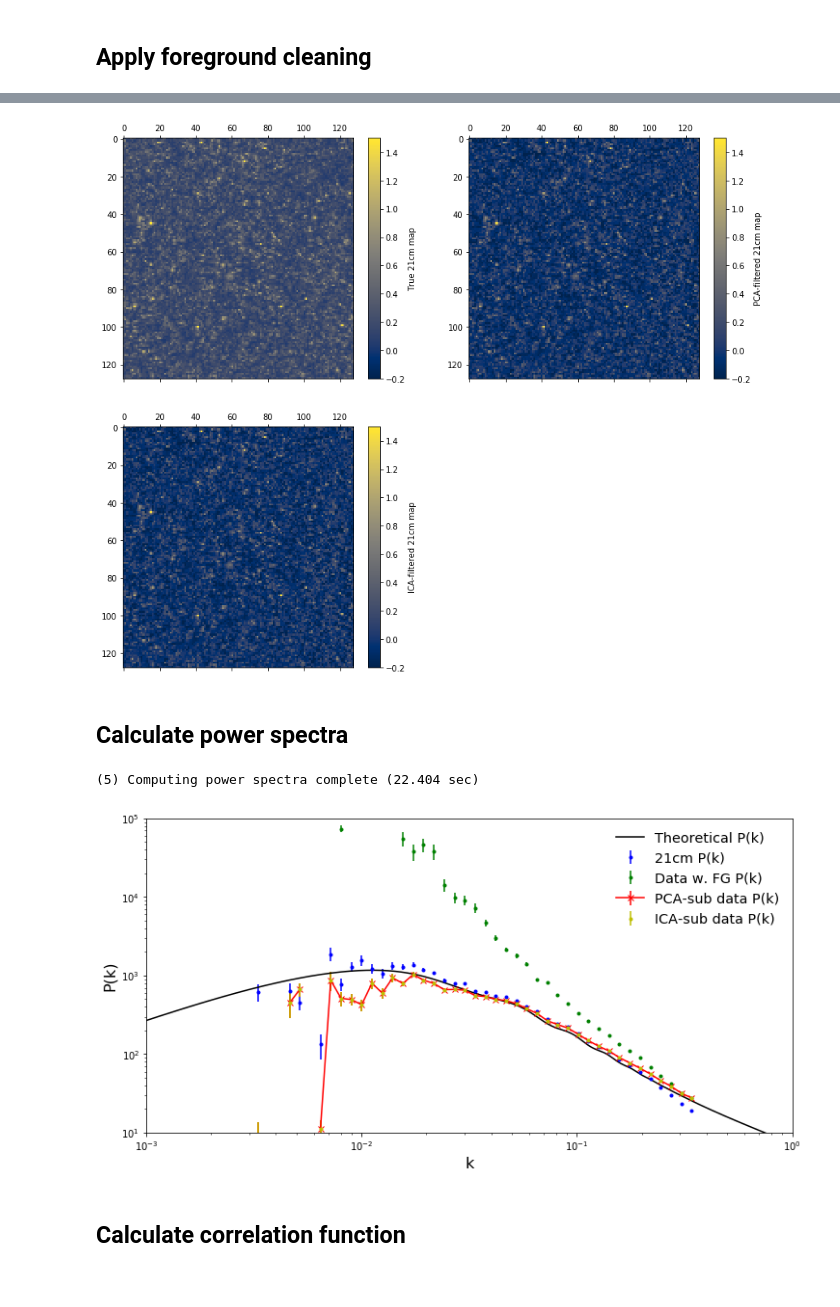
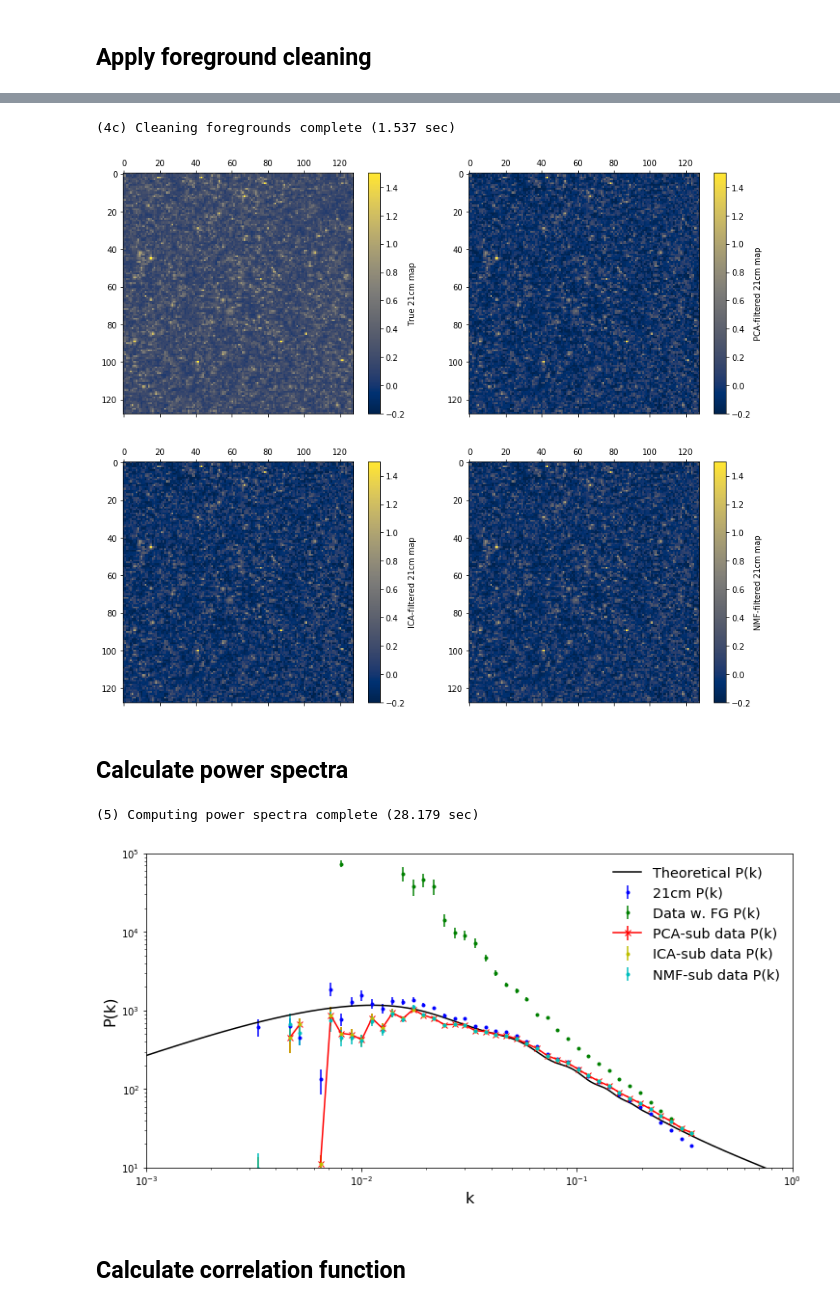
Before and after one commit to philbull/FastBox, a Jupyter notebook: Example end-to-end analysis.ipynb, the cells around one changed output, grey strips where cells are left out. Cells and saved outputs as stored; diff of their text form; code cells hidden in the pictures.

Commit message:
Add NMF and KernelPCA FG filters, update example notebook

```diff
--- a/Example end-to-end analysis.ipynb
+++ b/Example end-to-end analysis.ipynb
@@ -195,20 +195,35 @@ print("(4b) Cleaning foregrounds complete (%3.3f sec)" % (time.time()-t0))
+# %%
+t0 = time.time()
+
+# Apply NMF cleaning
+cleaned_cube_nmf, nmf_transform = fastbox.filters.nmf_filter(data_cube,
+                                                             nmodes=3,
+                                                             return_filter=True)
+
+print("(4c) Cleaning foregrounds complete (%3.3f sec)" % (time.time()-t0))
+# %% [output]
+(4c) Cleaning foregrounds complete (1.537 sec)
 # %%
 # Plot true and filtered fields
 plt.subplot(221)
 plt.matshow(signal_cube[10,:,:], cmap='cividis', vmin=-0.2, vmax=1.5, aspect='auto', fignum=False)
 plt.colorbar(label="True 21cm map")
 
 plt.subplot(222)
 plt.matshow(cleaned_cube[10,:,:], cmap='cividis', vmin=-0.2, vmax=1.5, aspect='auto', fignum=False)
 plt.colorbar(label="PCA-filtered 21cm map")
 
 plt.subplot(223)
 plt.matshow(cleaned_cube_ica[10,:,:], cmap='cividis', vmin=-0.2, vmax=1.5, aspect='auto', fignum=False)
 plt.colorbar(label="ICA-filtered 21cm map")
 
+plt.subplot(224)
+plt.matshow(cleaned_cube_nmf[10,:,:], cmap='cividis', vmin=-0.2, vmax=1.5, aspect='auto', fignum=False)
+plt.colorbar(label="NMF-filtered 21cm map")
+
 plt.gcf().set_size_inches((14., 12.))
 # %% [output]
-[figure, old version]
+[figure, new version]
 # %% [markdown]
 ## Calculate power spectra
 # %%
@@ -224,12 +239,13 @@ data_k, data_pk, data_stddev = box.binned_power_spectrum(delta_x=mean_sub_data,
 
 proc_k, proc_pk, proc_stddev = box.binned_power_spectrum(delta_x=cleaned_cube, nbins=50)
 ica_k, ica_pk, ica_stddev = box.binned_power_spectrum(delta_x=cleaned_cube_ica, nbins=50)
+nmf_k, nmf_pk, nmf_stddev = box.binned_power_spectrum(delta_x=cleaned_cube_nmf, nbins=50)
 
 th_k, th_pk = box.theoretical_power_spectrum()
 
 print("(5) Computing power spectra complete (%3.3f sec)" % (time.time()-t0))
 # %% [output]
-(5) Computing power spectra complete (22.404 sec)
+(5) Computing power spectra complete (28.179 sec)
 # %%
 # Amplitude factor (for theoretical spectrum)
 amp_fac = (tracer.signal_amplitude() * tracer.bias_HI())**2. # FIXME: No RSD contrib.
@@ -239,8 +255,11 @@ plt.subplot(111)
 plt.plot(th_k, th_pk * amp_fac, 'k-', label="Theoretical P(k)")
 plt.errorbar(sig_k, sig_pk, yerr=sig_stddev, color='b', marker='.', ls='none', label="21cm P(k)")
 plt.errorbar(data_k, data_pk, yerr=data_stddev, color='g', marker='.', ls='none', label="Data w. FG P(k)")
+
 plt.errorbar(proc_k, proc_pk, yerr=proc_stddev, color='r', marker='x', label="PCA-sub data P(k)")
 plt.errorbar(ica_k, ica_pk, yerr=ica_stddev, color='y', marker='.', ls='none', label="ICA-sub data P(k)")
+plt.errorbar(nmf_k, nmf_pk, yerr=nmf_stddev, color='c', marker='.', ls='none', label="NMF-sub data P(k)")
+
 plt.legend(loc='upper right', frameon=False, prop={'size':'x-large'})
 plt.xlim((1e-3, 1e0))
 plt.ylim((1e1, 1e5))
@@ -251,7 +270,7 @@ plt.ylabel("P(k)", size=16)
 
 plt.gcf().set_size_inches((12., 6.))
 # %% [output]
-[figure, old version]
+[figure, new version]
 # %% [markdown]
 ## Calculate correlation function
 # %%
```
Also changed, not shown: parts of 6 cells of this notebook, 1 other file.
